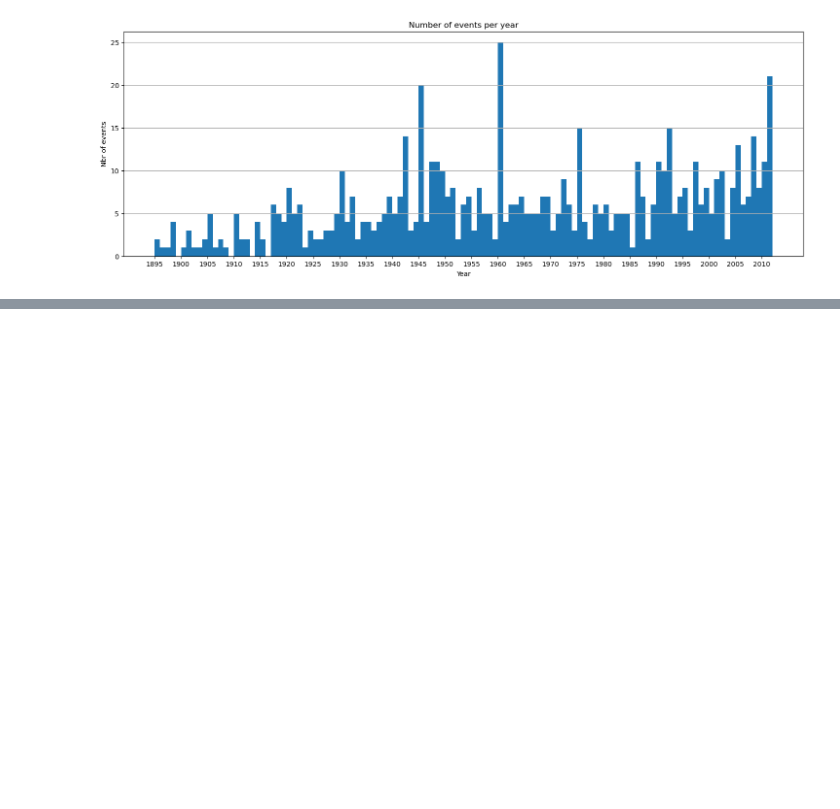
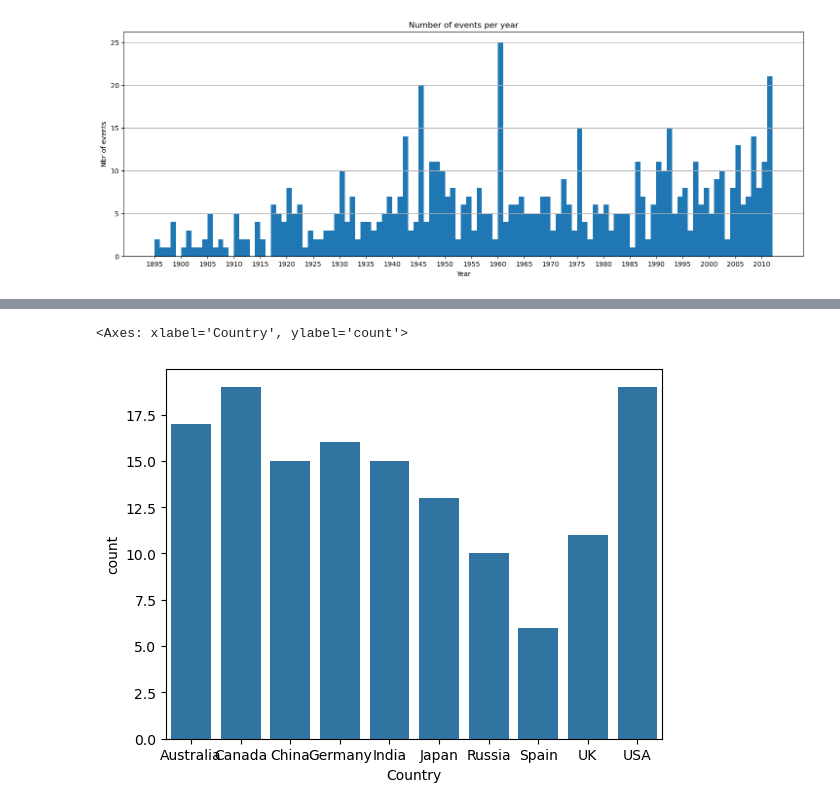
Before and after one commit to epfl-ada/ada-2024-project-padawans, a Jupyter notebook: Analysis_Historical_Events.ipynb, the cells around one changed output, grey strips where cells are left out. Cells and saved outputs as stored; diff of their text form; code cells hidden in the pictures; blank space fills up the shorter version.

```diff
--- a/Analysis_Historical_Events.ipynb
+++ b/Analysis_Historical_Events.ipynb
@@ -203,0 +224,3 @@ print(count_country_event.shape) # There are only sometimes less different types
+# %%
+df_top_grouped = df_top.groupby(['Country'])[['Country', 'Outcome']].agg(['count'])
+df_top_grouped.head()
@@ -204,3 +236,9 @@ print(count_country_event.shape) # There are only sometimes less different types
+# %%
+
+sns.barplot(data=df_top_grouped, x='Country', y='count')
+# %% [output]
+<Axes: xlabel='Country', ylabel='count'>
+[figure, added]
 # %%
 print('Number of events left in the dataframe once having selected the top# countries: ', df_top.shape[0], '(was', df_WorldEvents.shape[0],'at the beginning)')
 val2 = 100 * (df_top.shape[0] / df_WorldEvents.shape[0])
```
Also changed, not shown: parts of 16 cells of this notebook.
